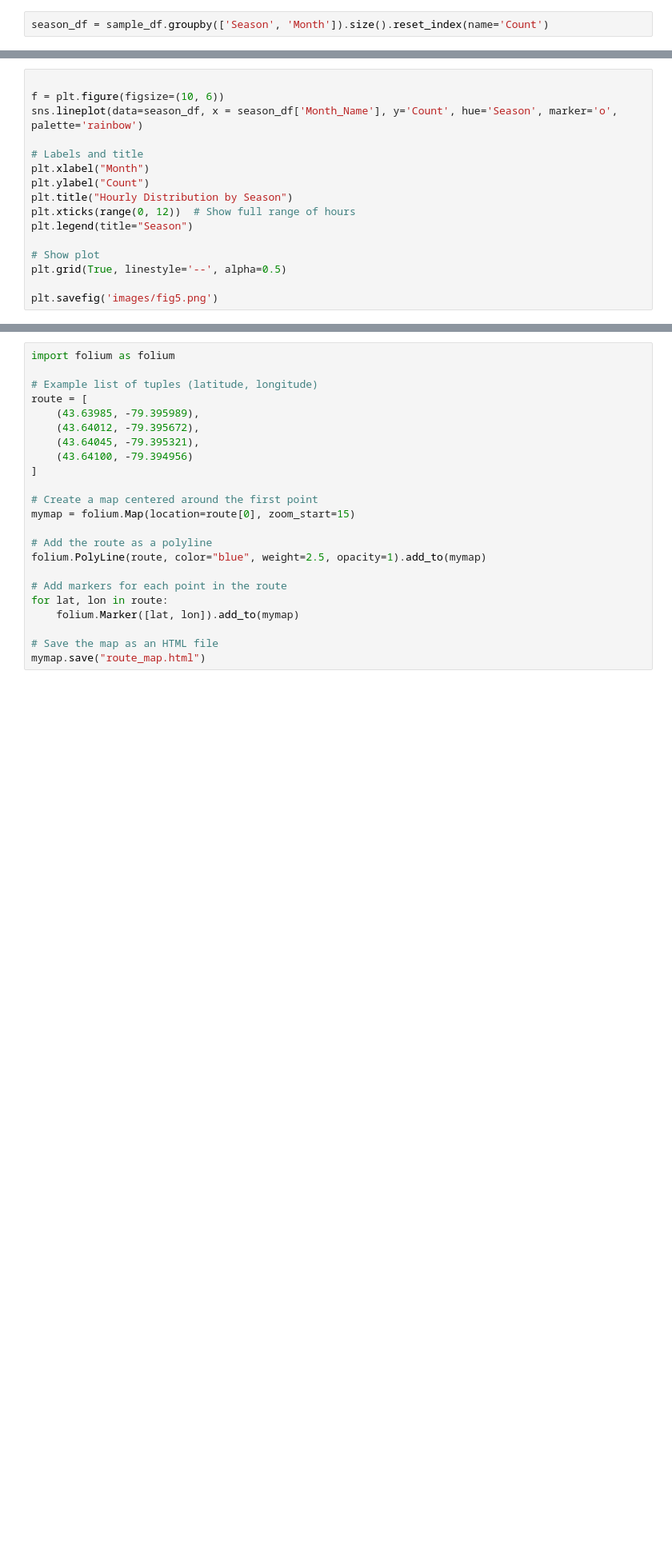
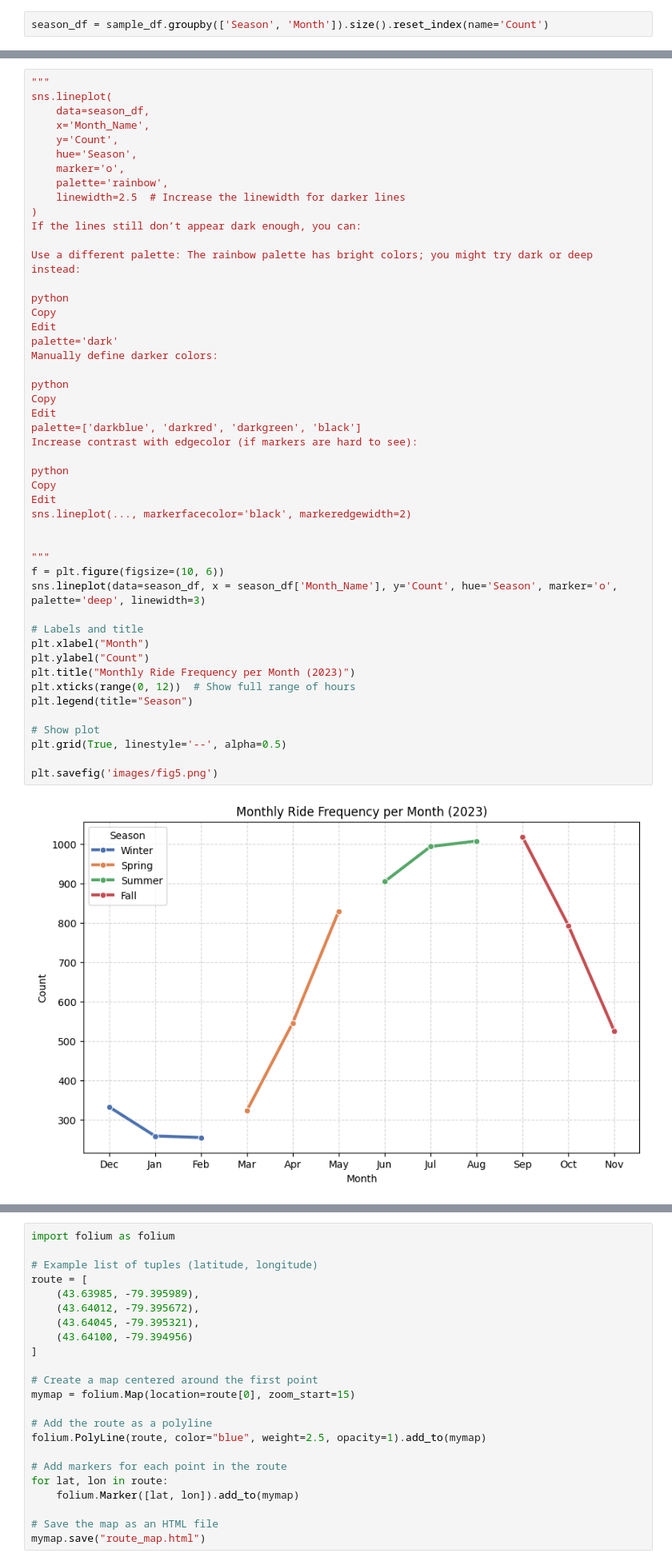
Before and after one commit to ConstCorrectness/toronto-bikeshare-2024, a Jupyter notebook: main.ipynb, the cells around one changed output, grey strips where cells are left out. Shown at 80% size. Cells and saved outputs as stored; diff of their text form; blank space fills up the shorter version.

```diff
--- a/main.ipynb
+++ b/main.ipynb
@@ -430,18 +694,52 @@ season_df
 # %%
+"""
+sns.lineplot(
+    data=season_df,
+    x='Month_Name',
+    y='Count',
+    hue='Season',
+    marker='o',
+    palette='rainbow',
+    linewidth=2.5  # Increase the linewidth for darker lines
+)
+If the lines still don’t appear dark enough, you can:
 
+Use a different palette: The rainbow palette has bright colors; you might try dark or deep instead:
+
+python
+Copy
+Edit
+palette='dark'
+Manually define darker colors:
+
+python
+Copy
+Edit
+palette=['darkblue', 'darkred', 'darkgreen', 'black']
+Increase contrast with edgecolor (if markers are hard to see):
+
+python
+Copy
+Edit
+sns.lineplot(..., markerfacecolor='black', markeredgewidth=2)
+
+
+"""
 f = plt.figure(figsize=(10, 6))
-sns.lineplot(data=season_df, x = season_df['Month_Name'], y='Count', hue='Season', marker='o', palette='rainbow')
+sns.lineplot(data=season_df, x = season_df['Month_Name'], y='Count', hue='Season', marker='o', palette='deep', linewidth=3)
 
 # Labels and title
 plt.xlabel("Month")
 plt.ylabel("Count")
-plt.title("Hourly Distribution by Season")
+plt.title("Monthly Ride Frequency per Month (2023)")
 plt.xticks(range(0, 12))  # Show full range of hours
 plt.legend(title="Season")
 
 # Show plot
 plt.grid(True, linestyle='--', alpha=0.5)
 
 plt.savefig('images/fig5.png')
+# %% [output]
+[figure, added]
 # %%
 sample_df
```
Also changed, not shown: parts of 47 cells of this notebook, 9 other files.
